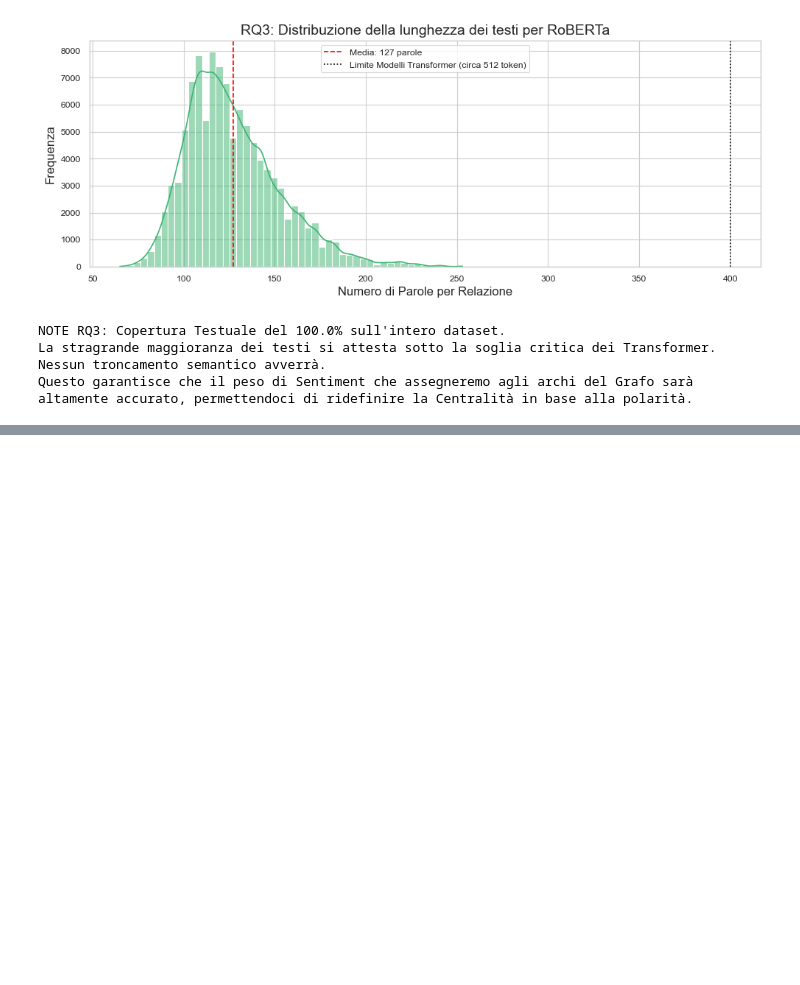
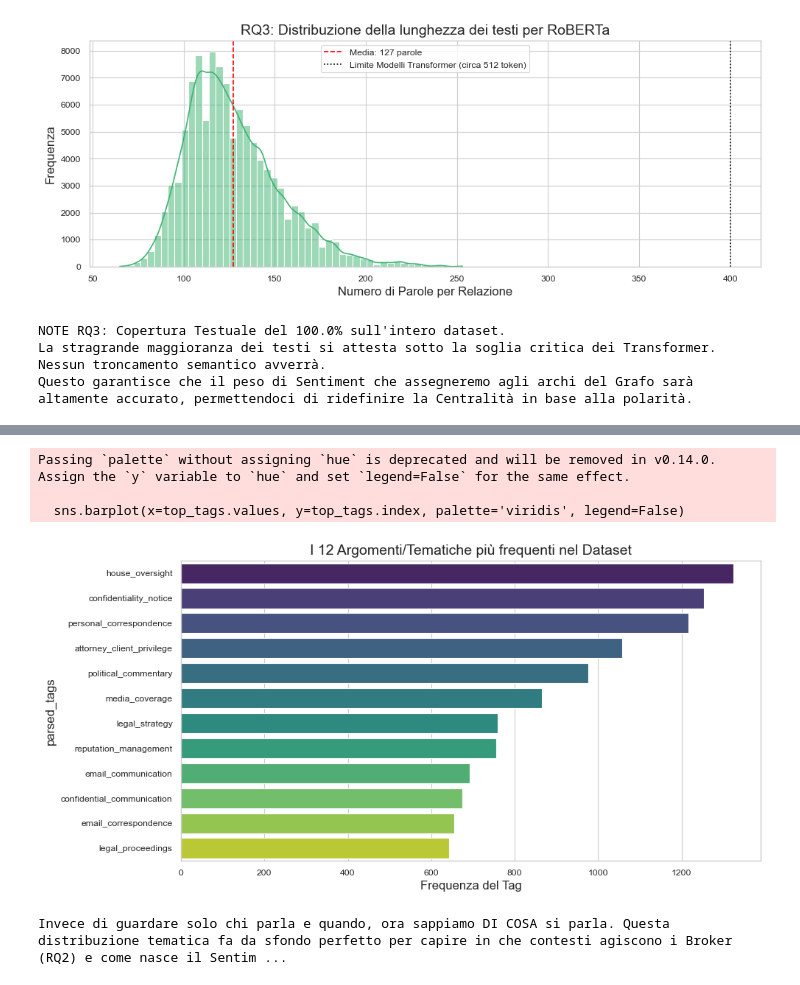
Before and after one commit to bscocca/Epstein-Network-Analysis, a Jupyter notebook: notebooks/data_exploration.ipynb, the cells around one changed output, grey strips where cells are left out. Cells and saved outputs as stored; diff of their text form; code cells hidden in the pictures; blank space fills up the shorter version.

```diff
--- a/notebooks/data_exploration.ipynb
+++ b/notebooks/data_exploration.ipynb
@@ -150,0 +213,34 @@ Questo garantisce che il peso di Sentiment che assegneremo agli archi del Grafo
+# %%
+import json
+
+# Funzione per estrarre in sicurezza i tag dal campo JSON nativo
+def parse_tags(json_str):
+    if pd.isna(json_str):
+        return []
+    try:
+        return [str(t).strip().lower() for t in json.loads(json_str)]
+    except:
+        return []
+
+# Ricarichiamo la colonna content_tags (che non avevamo estratto nella prima query)
+conn = sqlite3.connect('../data/document_analysis.db')
+df_tags = pd.read_sql_query("SELECT content_tags FROM documents", conn)
+conn.close()
+
+df_tags['parsed_tags'] = df_tags['content_tags'].apply(parse_tags)
+top_tags = df_tags['parsed_tags'].explode().value_counts().head(12)
+
+plt.figure(figsize=(10, 5))
+sns.barplot(x=top_tags.values, y=top_tags.index, palette='viridis', legend=False)
+plt.title("I 12 Argomenti/Tematiche più frequenti nel Dataset")
+plt.xlabel("Frequenza del Tag")
+plt.tight_layout()
+plt.show()
+
+print("Invece di guardare solo chi parla e quando, ora sappiamo DI COSA si parla. Questa distribuzione tematica fa da sfondo perfetto per capire in che contesti agiscono i Broker (RQ2) e come nasce il Sentiment (RQ3).")
+# %% [output]
+Passing `palette` without assigning `hue` is deprecated and will be removed in v0.14.0. Assign the `y` variable to `hue` and set `legend=False` for the same effect.
+
+  sns.barplot(x=top_tags.values, y=top_tags.index, palette='viridis', legend=False)
+[figure, added]
+Invece di guardare solo chi parla e quando, ora sappiamo DI COSA si parla. Questa distribuzione tematica fa da sfondo perfetto per capire in che contesti agiscono i Broker (RQ2) e come nasce il Sentim ...
```
Also changed, not shown: parts of 3 cells of this notebook.
